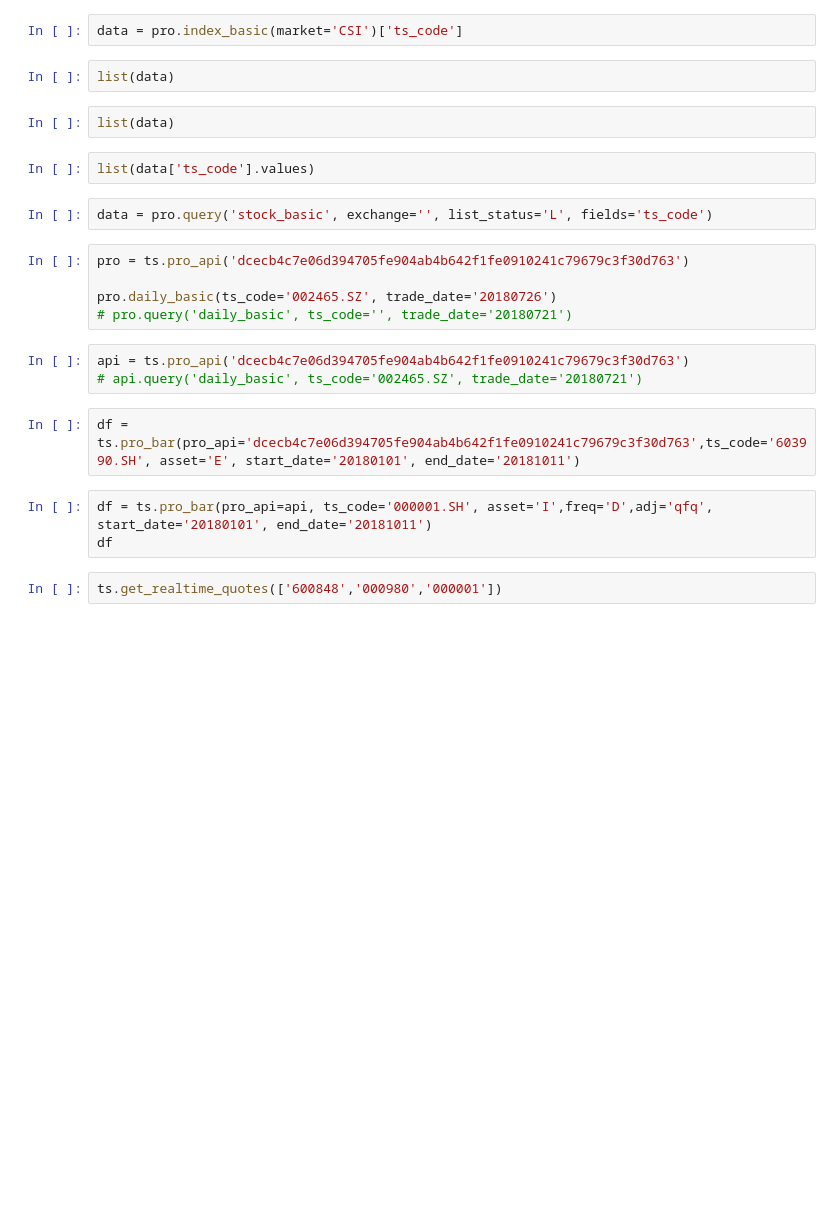
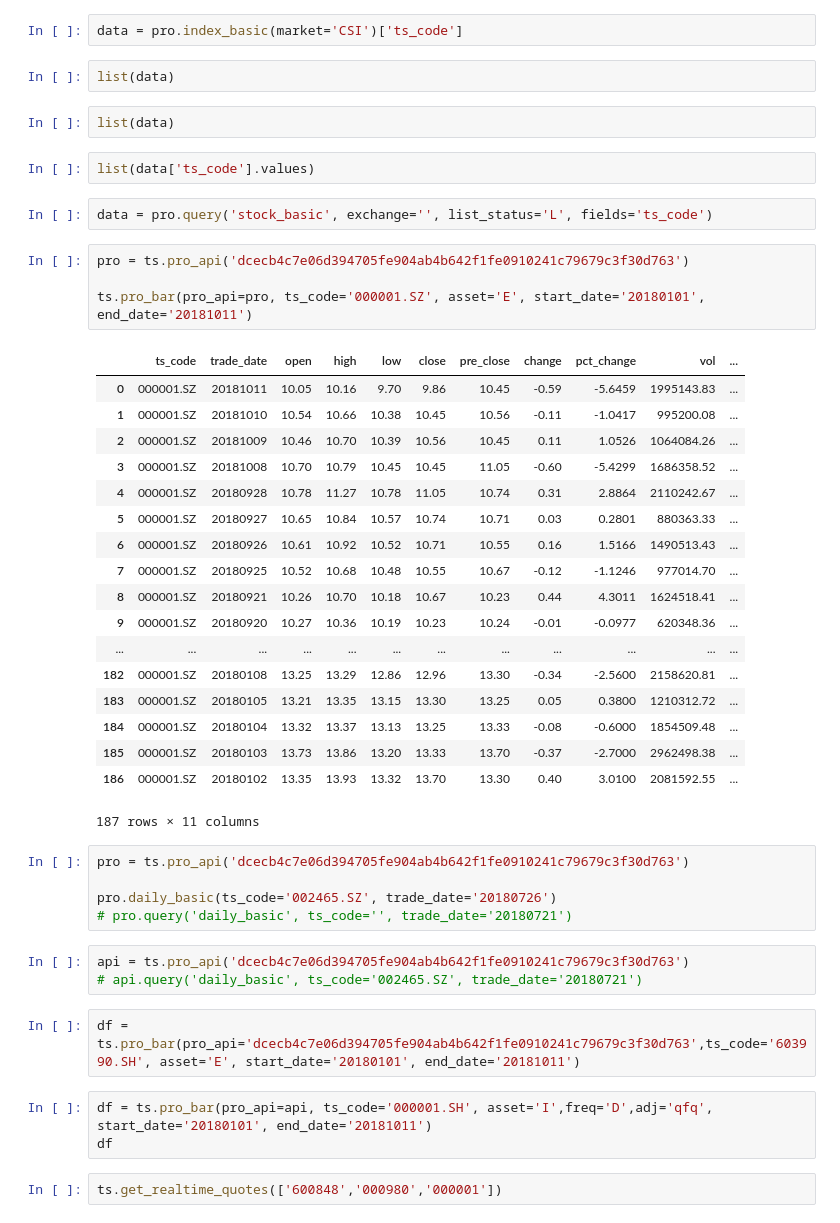
Before and after one commit to Quantframe/Quantframe, a Jupyter notebook: Data_Management/Download/api_tests.ipynb, the cells around one changed output. Drawn from its saved outputs; the diff is of its cells as text; blank space fills up the shorter version.

```diff
--- a/Data_Management/Download/api_tests.ipynb
+++ b/Data_Management/Download/api_tests.ipynb
@@ -94,6 +94,29 @@ list(data)
 list(data['ts_code'].values)
 # %%
 data = pro.query('stock_basic', exchange='', list_status='L', fields='ts_code')
+# %%
+pro = ts.pro_api('dcecb4c7e06d394705fe904ab4b642f1fe0910241c79679c3f30d763')
+
+ts.pro_bar(pro_api=pro, ts_code='000001.SZ', asset='E', start_date='20180101', end_date='20181011')
+# %% [output]
+|  | ts_code | trade_date | open | high | low | close | pre_close | change | pct_change | vol | ... |
+| 0 | 000001.SZ | 20181011 | 10.05 | 10.16 | 9.70 | 9.86 | 10.45 | -0.59 | -5.6459 | 1995143.83 | ... |
+| 1 | 000001.SZ | 20181010 | 10.54 | 10.66 | 10.38 | 10.45 | 10.56 | -0.11 | -1.0417 | 995200.08 | ... |
+| 2 | 000001.SZ | 20181009 | 10.46 | 10.70 | 10.39 | 10.56 | 10.45 | 0.11 | 1.0526 | 1064084.26 | ... |
+| 3 | 000001.SZ | 20181008 | 10.70 | 10.79 | 10.45 | 10.45 | 11.05 | -0.60 | -5.4299 | 1686358.52 | ... |
+| 4 | 000001.SZ | 20180928 | 10.78 | 11.27 | 10.78 | 11.05 | 10.74 | 0.31 | 2.8864 | 2110242.67 | ... |
+| 5 | 000001.SZ | 20180927 | 10.65 | 10.84 | 10.57 | 10.74 | 10.71 | 0.03 | 0.2801 | 880363.33 | ... |
+| 6 | 000001.SZ | 20180926 | 10.61 | 10.92 | 10.52 | 10.71 | 10.55 | 0.16 | 1.5166 | 1490513.43 | ... |
+| 7 | 000001.SZ | 20180925 | 10.52 | 10.68 | 10.48 | 10.55 | 10.67 | -0.12 | -1.1246 | 977014.70 | ... |
+| 8 | 000001.SZ | 20180921 | 10.26 | 10.70 | 10.18 | 10.67 | 10.23 | 0.44 | 4.3011 | 1624518.41 | ... |
+| 9 | 000001.SZ | 20180920 | 10.27 | 10.36 | 10.19 | 10.23 | 10.24 | -0.01 | -0.0977 | 620348.36 | ... |
+| ... | ... | ... | ... | ... | ... | ... | ... | ... | ... | ... | ... |
+| 182 | 000001.SZ | 20180108 | 13.25 | 13.29 | 12.86 | 12.96 | 13.30 | -0.34 | -2.5600 | 2158620.81 | ... |
+| 183 | 000001.SZ | 20180105 | 13.21 | 13.35 | 13.15 | 13.30 | 13.25 | 0.05 | 0.3800 | 1210312.72 | ... |
+| 184 | 000001.SZ | 20180104 | 13.32 | 13.37 | 13.13 | 13.25 | 13.33 | -0.08 | -0.6000 | 1854509.48 | ... |
+| 185 | 000001.SZ | 20180103 | 13.73 | 13.86 | 13.20 | 13.33 | 13.70 | -0.37 | -2.7000 | 2962498.38 | ... |
+| 186 | 000001.SZ | 20180102 | 13.35 | 13.93 | 13.32 | 13.70 | 13.30 | 0.40 | 3.0100 | 2081592.55 | ... |
+187 rows × 11 columns
 # %%
 pro = ts.pro_api('dcecb4c7e06d394705fe904ab4b642f1fe0910241c79679c3f30d763')
 
```
Also changed, not shown: 3 other files.
